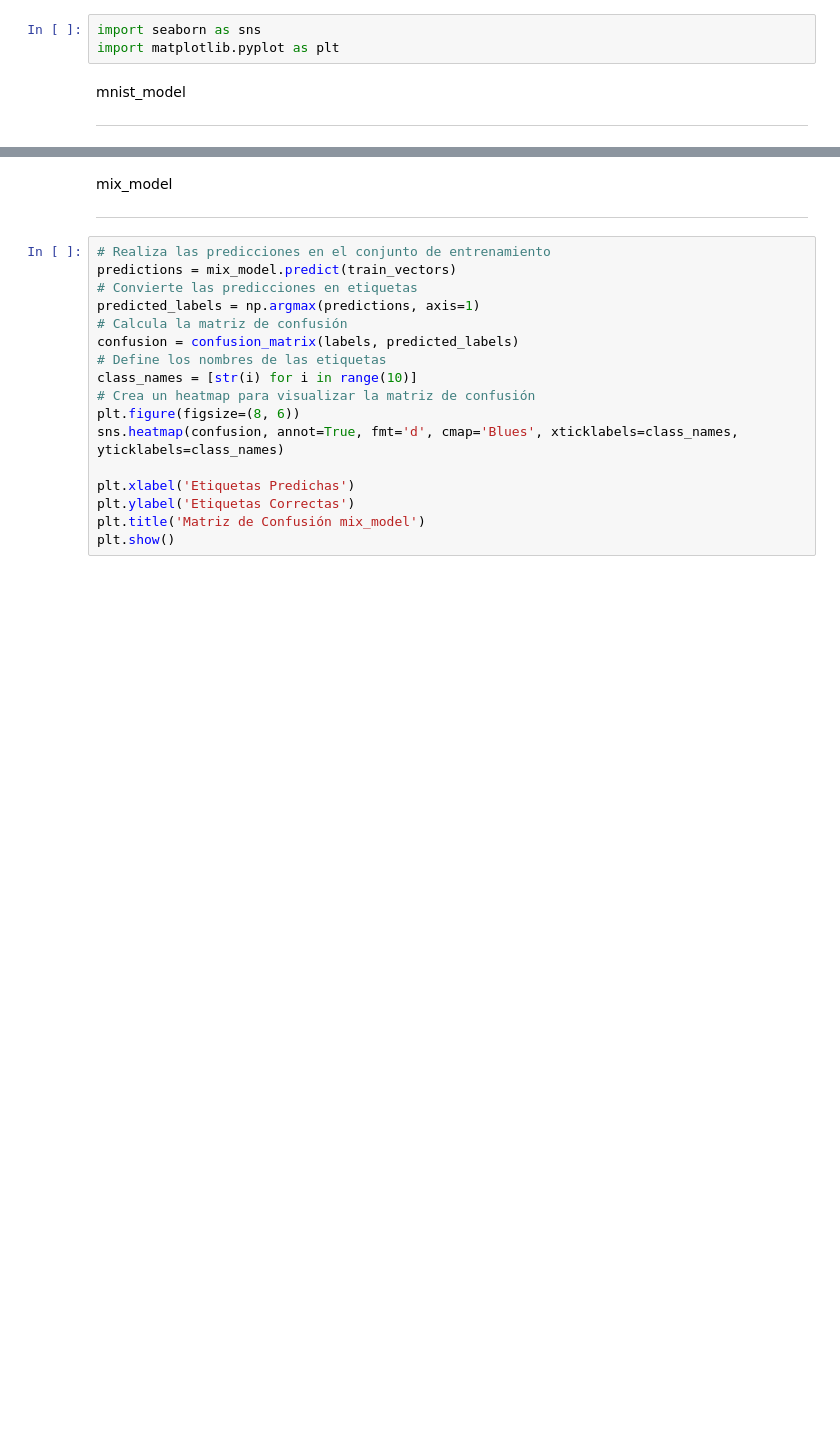
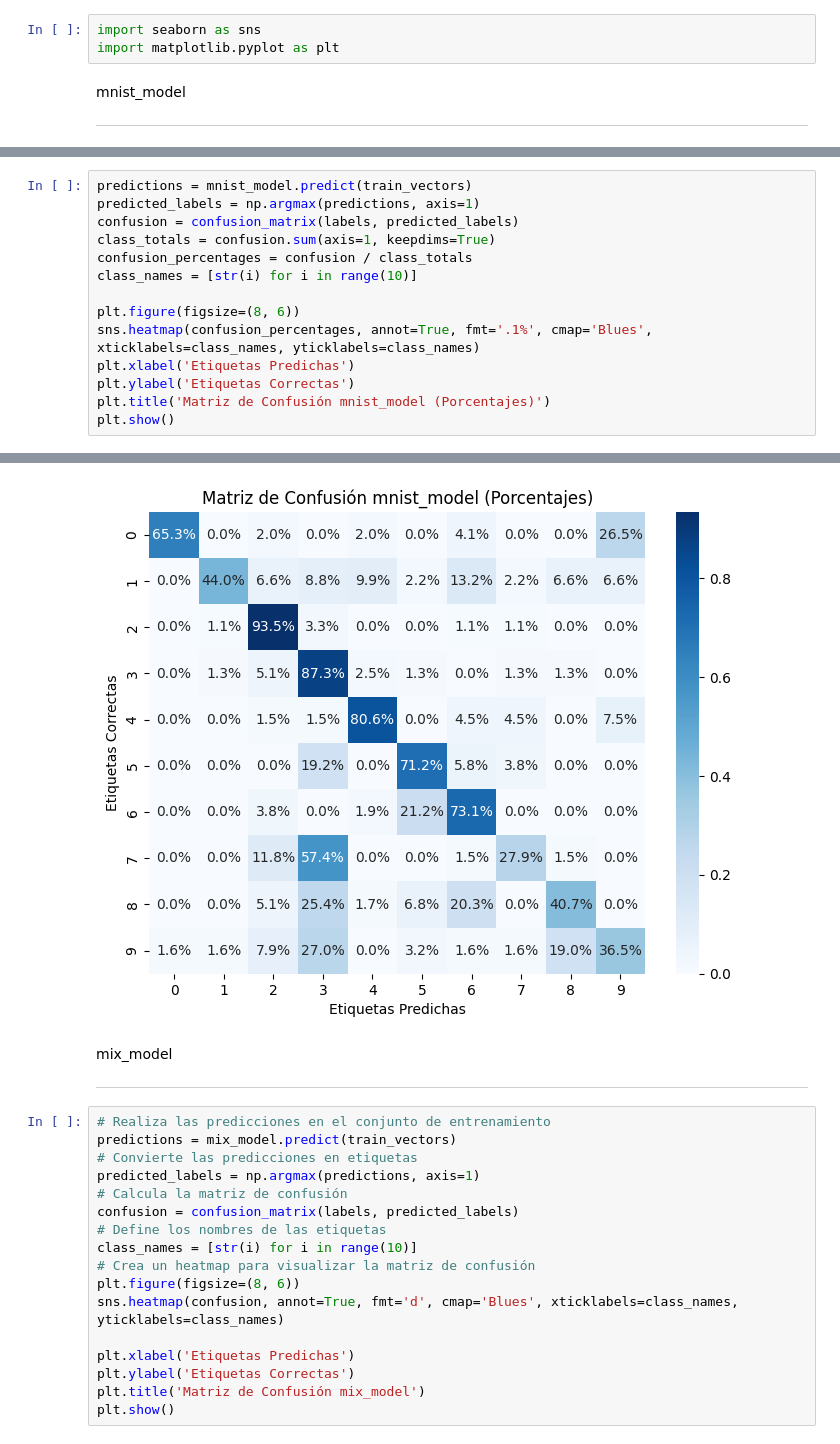
Before and after one commit to Jeremias44/digiartvisionsql, a Jupyter notebook: retrain.ipynb, the cells around one changed output, grey strips where cells are left out. Saved outputs shown, nothing was run; the diff lists cells and outputs as text; blank space fills up the shorter version.

Commit message:
feat: evaluar modelos

```diff
--- a/retrain.ipynb
+++ b/retrain.ipynb
@@ -301,0 +332,15 @@ Valor 9. 51 labels. 31 predicted_labels.
+# %%
+predictions = mnist_model.predict(train_vectors)
+predicted_labels = np.argmax(predictions, axis=1)
+confusion = confusion_matrix(labels, predicted_labels)
+class_totals = confusion.sum(axis=1, keepdims=True)
+confusion_percentages = confusion / class_totals
+class_names = [str(i) for i in range(10)]
+
+plt.figure(figsize=(8, 6))
+sns.heatmap(confusion_percentages, annot=True, fmt='.1%', cmap='Blues', xticklabels=class_names, yticklabels=class_names)
+plt.xlabel('Etiquetas Predichas')
+plt.ylabel('Etiquetas Correctas')
+plt.title('Matriz de Confusión mnist_model (Porcentajes)')
+plt.show()
+# %% [output]
@@ -302,3 +348,4 @@ Valor 9. 51 labels. 31 predicted_labels.
+[figure, added]
 # %% [markdown]
 mix_model
 ***
```
Also changed, not shown: parts of 20 cells of this notebook, 4 other files.
